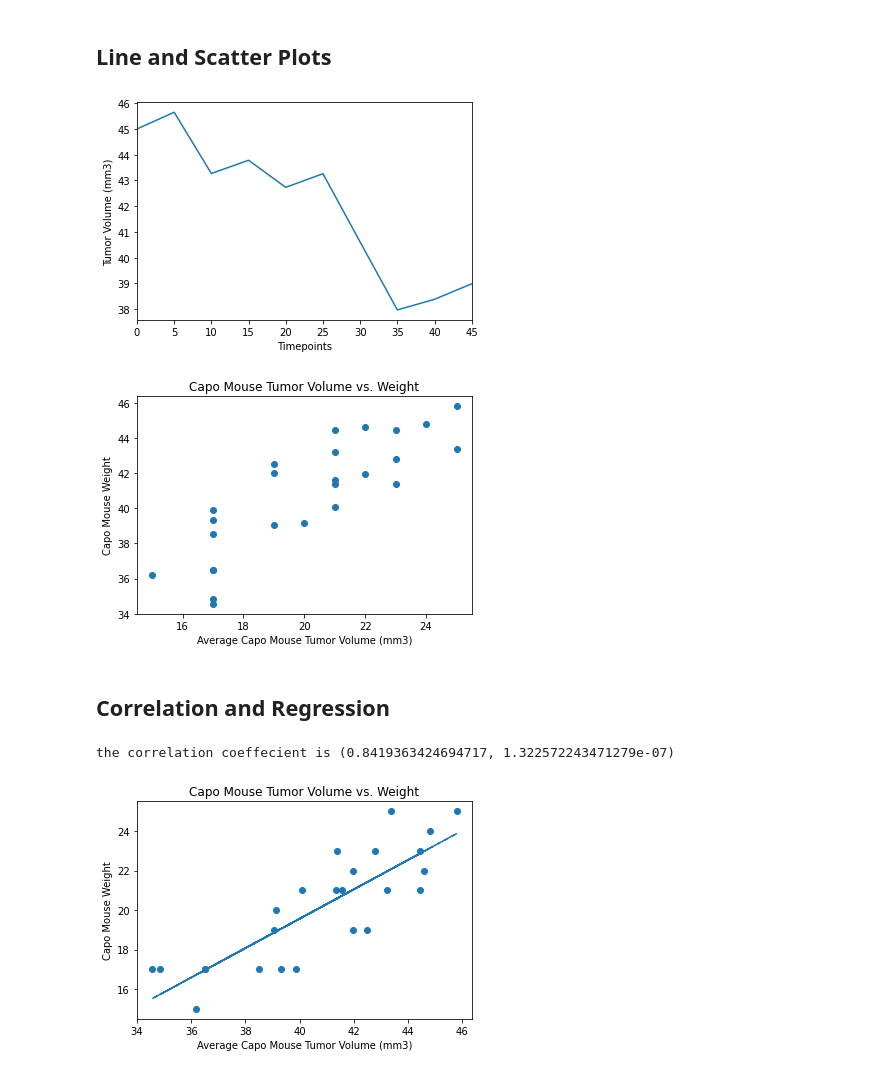
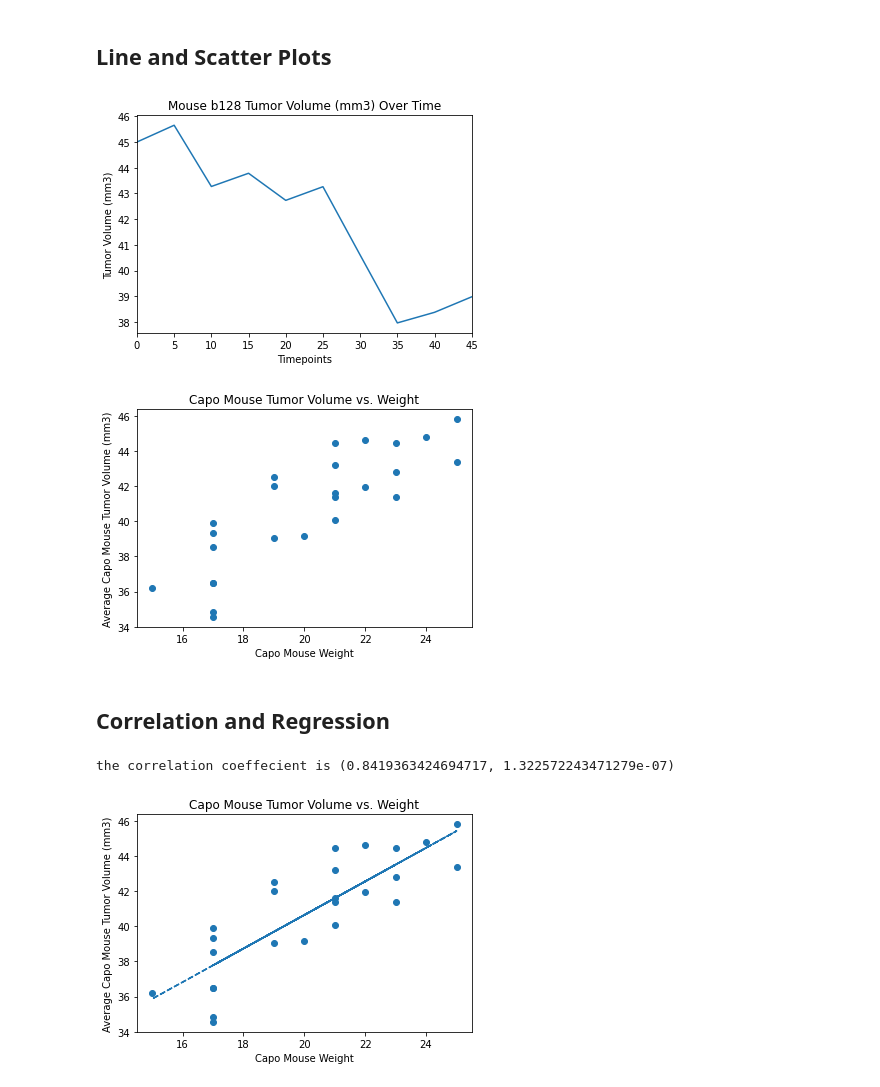
Before and after one commit to jconcha56429/matplotlib-challenge, a Jupyter notebook: Pymaceuticals/pymaceuticals_starter.ipynb, the cells around one changed output. Drawn from its saved outputs; the diff is of its cells as text; code cells hidden in the pictures.

```diff
--- a/Pymaceuticals/pymaceuticals_starter.ipynb
+++ b/Pymaceuticals/pymaceuticals_starter.ipynb
@@ -251,13 +261,14 @@ plt.show()
 # %%
 # Generate a line plot of tumor volume vs. time point for a mouse treated with Capomulin
 cap_mouse = study_data_df.loc[study_data_df['Mouse ID'] =='b128']
 plt.plot(cap_mouse['Timepoint'],cap_mouse['Tumor Volume (mm3)'])
 plt.xlabel('Timepoints')
 plt.ylabel('Tumor Volume (mm3)')
 plt.xlim(0,45)
+plt.title('Mouse b128 Tumor Volume (mm3) Over Time')
 plt.show()
 # %% [output]
-[figure, old version]
+[figure, new version]
 # %%
 # Generate a scatter plot of average tumor volume vs. mouse weight for the Capomulin regimen
 
@@ -269,12 +280,12 @@ capo_w = capo_w.sort_values(by='Mouse ID',ascending=True)
 capo_w = capo_w['Weight (g)']
 
 plt.scatter(capo_w,capo_avg_t)
-plt.xlabel('Average Capo Mouse Tumor Volume (mm3)')
-plt.ylabel('Capo Mouse Weight')
+plt.xlabel('Capo Mouse Weight')
+plt.ylabel('Average Capo Mouse Tumor Volume (mm3)')
 plt.title('Capo Mouse Tumor Volume vs. Weight')
 original_t = original_t.sort_values(by='Mouse ID',ascending=True)
 # %% [output]
-[figure, old version]
+[figure, new version]
 # %% [markdown]
 ## Correlation and Regression
 # %%
@@ -291,15 +302,15 @@ almost = pd.merge(capo_tv2,capo_wt, how='left',on=['Mouse ID'] )
 capo_wt = almost.iloc[:,2]
 capotv2 = almost.iloc[:,1]
 
-vc_slope, vc_int, vc_r, vc_p, vc_std_err = st.linregress(capotv2, capo_wt)
-vc_fit = vc_slope * capotv2 + vc_int
-plt.scatter(capo_avg_t,capo_w)
-plt.plot(capotv2,vc_fit,'--')
-plt.xlabel('Average Capo Mouse Tumor Volume (mm3)')
-plt.ylabel('Capo Mouse Weight')
+vc_slope, vc_int, vc_r, vc_p, vc_std_err = st.linregress(capo_wt, capotv2)
+vc_fit = vc_slope * capo_wt + vc_int
+plt.scatter(capo_wt,capotv2)
+plt.plot(capo_wt,vc_fit,'--')
+plt.xlabel('Capo Mouse Weight')
+plt.ylabel('Average Capo Mouse Tumor Volume (mm3)')
 plt.title('Capo Mouse Tumor Volume vs. Weight')
 print(f'the correlation coeffecient is {cc}')
 plt.show()
 # %% [output]
 the correlation coeffecient is (0.8419363424694717, 1.322572243471279e-07)
-[figure, old version]
+[figure, new version]
```
Also changed, not shown: parts of 4 cells of this notebook, 1 other file.
